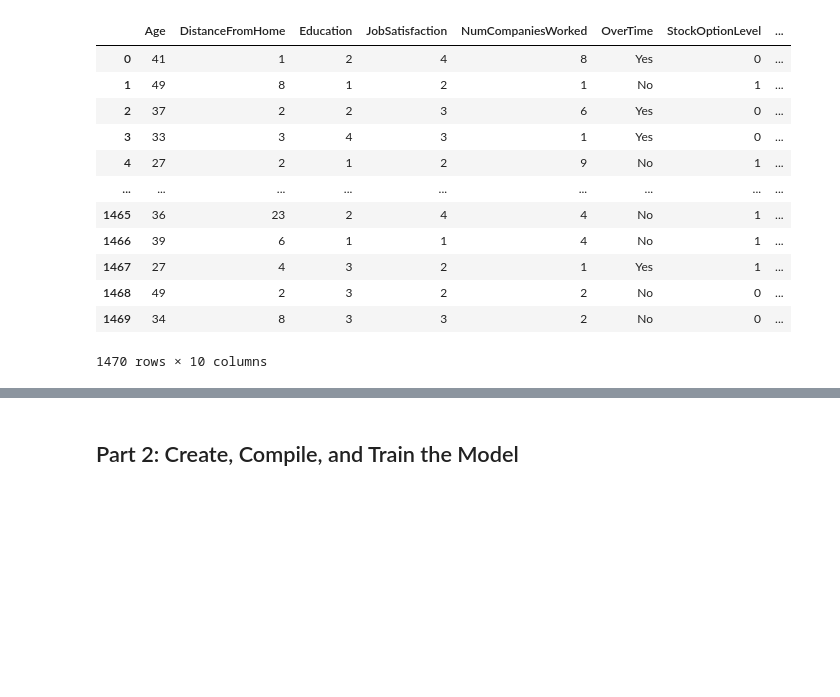
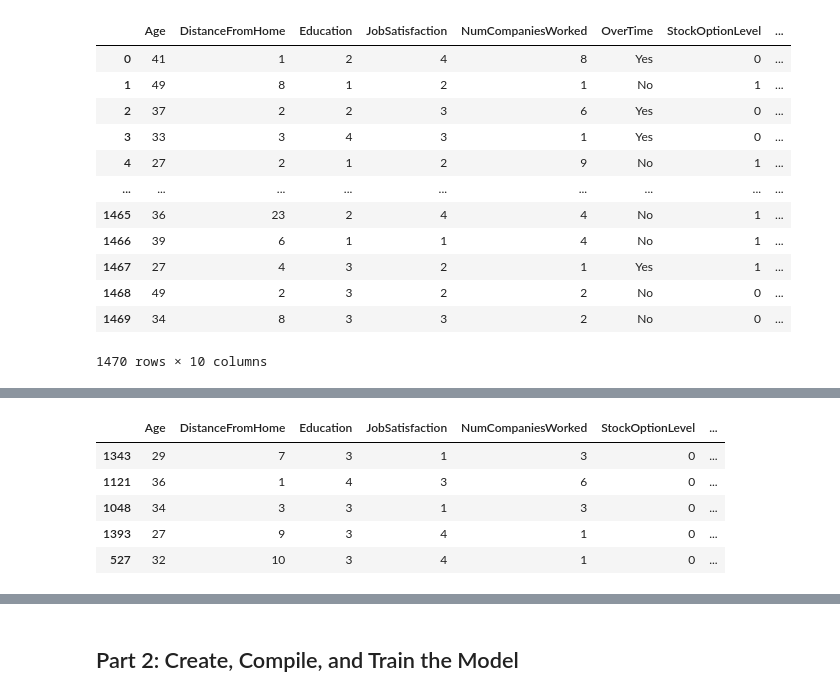
Before and after one commit to harrismhurley/neural-network-challenge-2, a Jupyter notebook: attrition.ipynb, the cells around one changed output, grey strips where cells are left out. Cells and saved outputs as stored; diff of their text form; code cells hidden in the pictures; blank space fills up the shorter version.

```diff
--- a/attrition.ipynb
+++ b/attrition.ipynb
@@ -98,18 +124,33 @@ X_train, X_test, y_train, y_test = train_test_split(X_df, y_df, random_state=42)
 # %%
 # Convert your X data to numeric data types however you see fit
 # Add new code cells as necessary
 from sklearn.preprocessing import OneHotEncoder
 
-encoder = OneHotEncoder(sparse_output=False, drop='first')
+ot_encoder = OneHotEncoder(sparse_output=False, drop='first')
 
-X_train_encoded = encoder.fit_transform(X_train[['OverTime']])
-X_test_encoded = encoder.transform(X_test[['OverTime']])
+X_train_ot_encoded = ot_encoder.fit_transform(X_train[['OverTime']])
+X_test_ot_encoded = ot_encoder.transform(X_test[['OverTime']])
 
-X_train_encoded_df = pd.DataFrame(X_train_encoded, columns=['OverTime_Yes'], index=X_train.index)
-X_test_encoded_df = pd.DataFrame(X_test_encoded, columns=['OverTime_Yes'], index=X_test.index)
 
-X_train = X_train.drop(columns=['OverTime']).join(X_train_encoded_df)
-X_test = X_test.drop(columns=['OverTime']).join(X_test_encoded_df)
+ot_features = ot_encoder.get_feature_names_out(['OverTime'])
+
+X_train_ot_df = pd.DataFrame(X_train_ot_encoded, columns=ot_features, index=X_train.index)
+X_test_ot_df = pd.DataFrame(X_test_ot_encoded, columns=ot_features, index=X_test.index)
+
+X_train = X_train.drop(columns=['OverTime'])
+X_test = X_test.drop(columns=['OverTime'])
+
+X_train = pd.concat([X_train, X_train_ot_df], axis=1)
+X_test = pd.concat([X_test, X_test_ot_df], axis=1)
+
+X_train.head()
+# %% [output]
+|  | Age | DistanceFromHome | Education | JobSatisfaction | NumCompaniesWorked | StockOptionLevel | ... |
+| 1343 | 29 | 7 | 3 | 1 | 3 | 0 | ... |
+| 1121 | 36 | 1 | 4 | 3 | 6 | 0 | ... |
+| 1048 | 34 | 3 | 3 | 1 | 3 | 0 | ... |
+| 1393 | 27 | 9 | 3 | 4 | 1 | 0 | ... |
+| 527 | 32 | 10 | 3 | 4 | 1 | 0 | ... |
 # %%
 # Create a StandardScaler
 scaler = StandardScaler()
```
Also changed, not shown: parts of 17 cells of this notebook, 1 other file.
